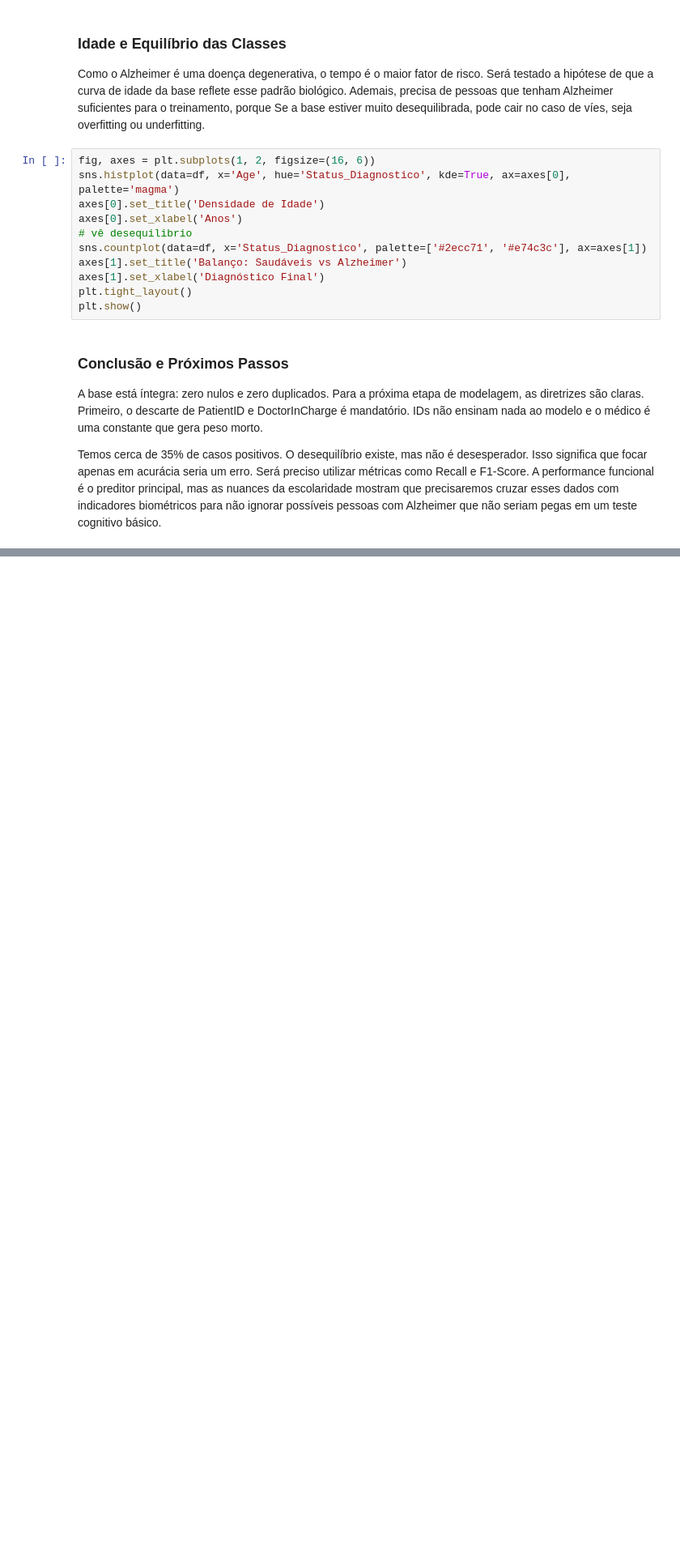
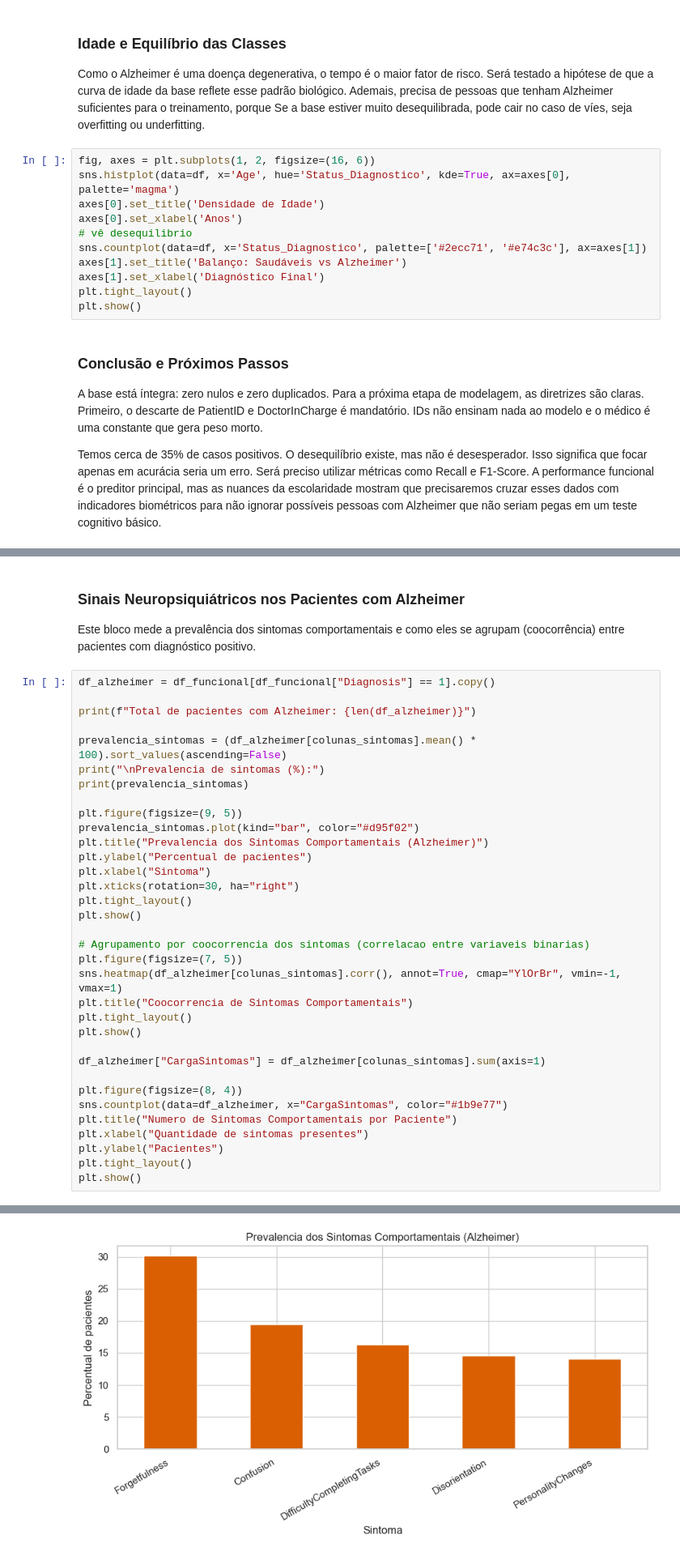
Before and after one commit to ArtyMend07/alzheimer-clinical-predictor, a Jupyter notebook: notebooks/analise_exploratoria.ipynb, the cells around one changed output, grey strips where cells are left out. Shown at 81% size. Cells and saved outputs as stored; diff of their text form; blank space fills up the shorter version.

```diff
--- a/notebooks/analise_exploratoria.ipynb
+++ b/notebooks/analise_exploratoria.ipynb
@@ -117,0 +243,39 @@ Temos cerca de 35% de casos positivos. O desequilíbrio existe, mas não é dese
+# %% [markdown]
+### Sinais Neuropsiquiátricos nos Pacientes com Alzheimer
+
+Este bloco mede a prevalência dos sintomas comportamentais e como eles se agrupam (coocorrência) entre pacientes com diagnóstico positivo.
+# %%
+df_alzheimer = df_funcional[df_funcional["Diagnosis"] == 1].copy()
+
+print(f"Total de pacientes com Alzheimer: {len(df_alzheimer)}")
+
+prevalencia_sintomas = (df_alzheimer[colunas_sintomas].mean() * 100).sort_values(ascending=False)
+print("\nPrevalencia de sintomas (%):")
+print(prevalencia_sintomas)
+
+plt.figure(figsize=(9, 5))
+prevalencia_sintomas.plot(kind="bar", color="#d95f02")
+plt.title("Prevalencia dos Sintomas Comportamentais (Alzheimer)")
+plt.ylabel("Percentual de pacientes")
+plt.xlabel("Sintoma")
+plt.xticks(rotation=30, ha="right")
+plt.tight_layout()
+plt.show()
+
+# Agrupamento por coocorrencia dos sintomas (correlacao entre variaveis binarias)
+plt.figure(figsize=(7, 5))
+sns.heatmap(df_alzheimer[colunas_sintomas].corr(), annot=True, cmap="YlOrBr", vmin=-1, vmax=1)
+plt.title("Coocorrencia de Sintomas Comportamentais")
+plt.tight_layout()
+plt.show()
+
+df_alzheimer["CargaSintomas"] = df_alzheimer[colunas_sintomas].sum(axis=1)
+
+plt.figure(figsize=(8, 4))
+sns.countplot(data=df_alzheimer, x="CargaSintomas", color="#1b9e77")
+plt.title("Numero de Sintomas Comportamentais por Paciente")
+plt.xlabel("Quantidade de sintomas presentes")
+plt.ylabel("Pacientes")
+plt.tight_layout()
+plt.show()
+# %% [output]
@@ -117,0 +291 @@ Temos cerca de 35% de casos positivos. O desequilíbrio existe, mas não é dese
+[figure, added]
```
Also changed, not shown: parts of 9 cells of this notebook.
